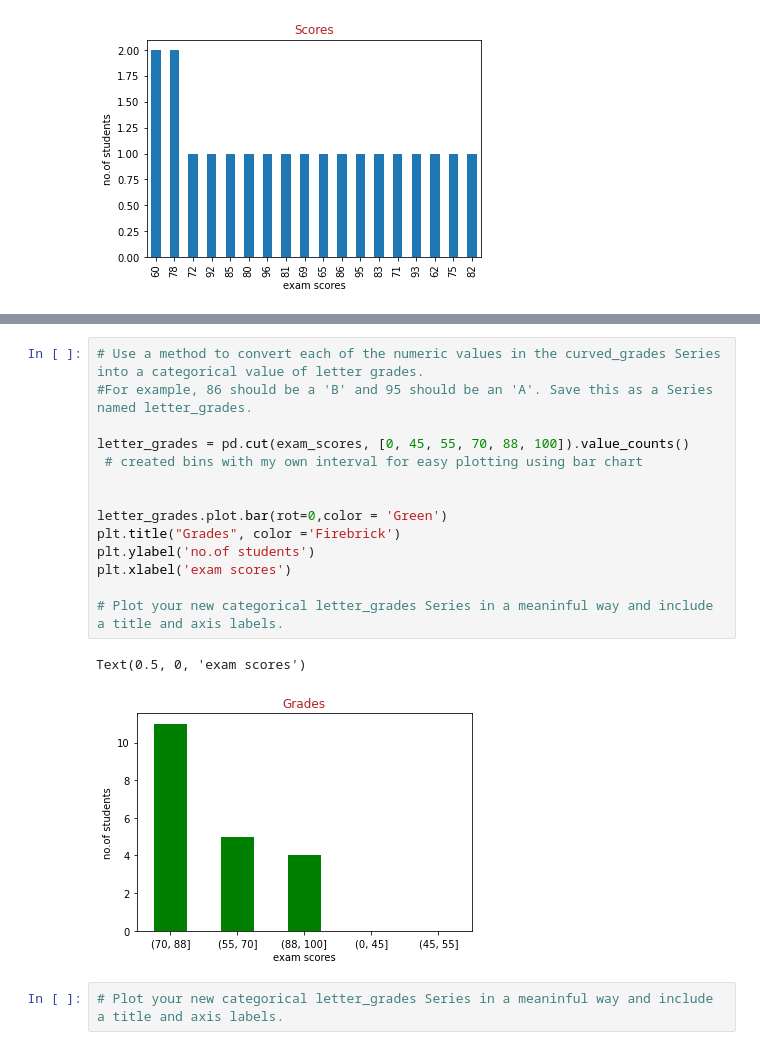
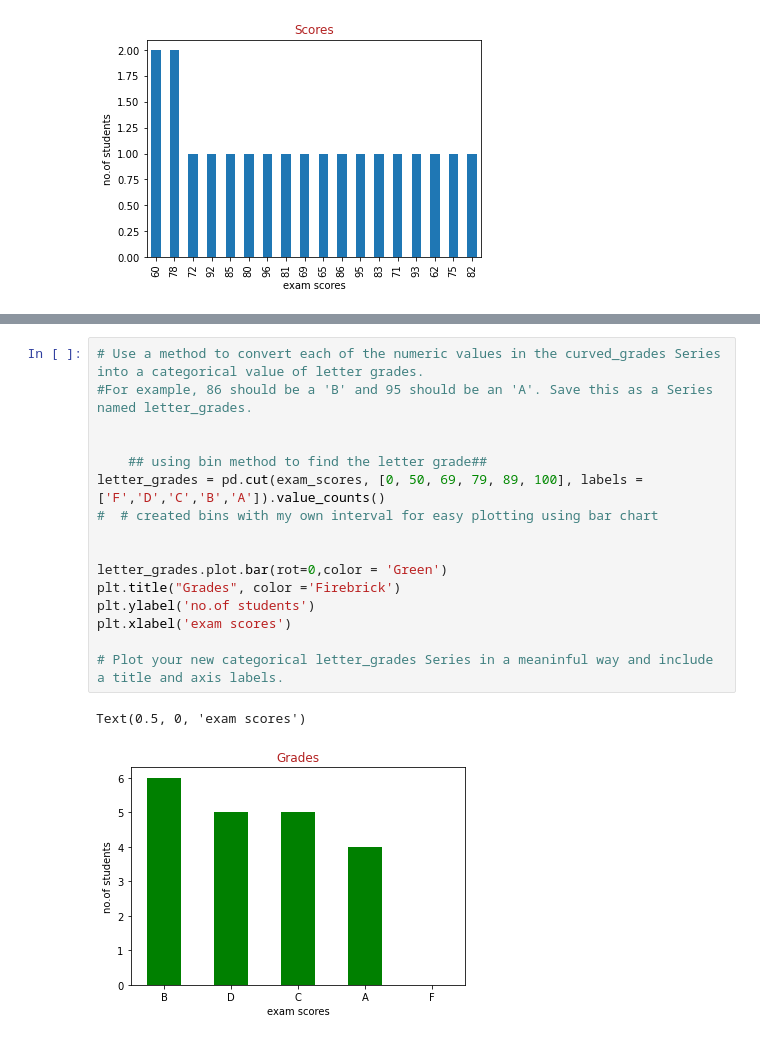
Before and after one commit to Saroj6632/numpy-pandas-visualization-exercises, a Jupyter notebook: pandas_series_exercise_III.ipynb, the cells around one changed output, grey strips where cells are left out. Drawn from its saved outputs; the diff is of its cells as text.

```diff
--- a/pandas_series_exercise_III.ipynb
+++ b/pandas_series_exercise_III.ipynb
@@ -254,19 +296,19 @@ Text(0.5, 0, 'exam scores')
 # %%
 # Use a method to convert each of the numeric values in the curved_grades Series into a categorical value of letter grades.
 #For example, 86 should be a 'B' and 95 should be an 'A'. Save this as a Series named letter_grades.
 
-letter_grades = pd.cut(exam_scores, [0, 45, 55, 70, 88, 100]).value_counts()
- # created bins with my own interval for easy plotting using bar chart
+
+    ## using bin method to find the letter grade##
+letter_grades = pd.cut(exam_scores, [0, 50, 69, 79, 89, 100], labels =['F','D','C','B','A']).value_counts()
+#  # created bins with my own interval for easy plotting using bar chart
 
 
 letter_grades.plot.bar(rot=0,color = 'Green')
 plt.title("Grades", color ='Firebrick')
 plt.ylabel('no.of students')
 plt.xlabel('exam scores')
 
 # Plot your new categorical letter_grades Series in a meaninful way and include a title and axis labels.
 # %% [output]
 Text(0.5, 0, 'exam scores')
-[figure, old version]
+[figure, new version]
-# %%
-# Plot your new categorical letter_grades Series in a meaninful way and include a title and axis labels.
```
Also changed, not shown: parts of 5 cells of this notebook.
